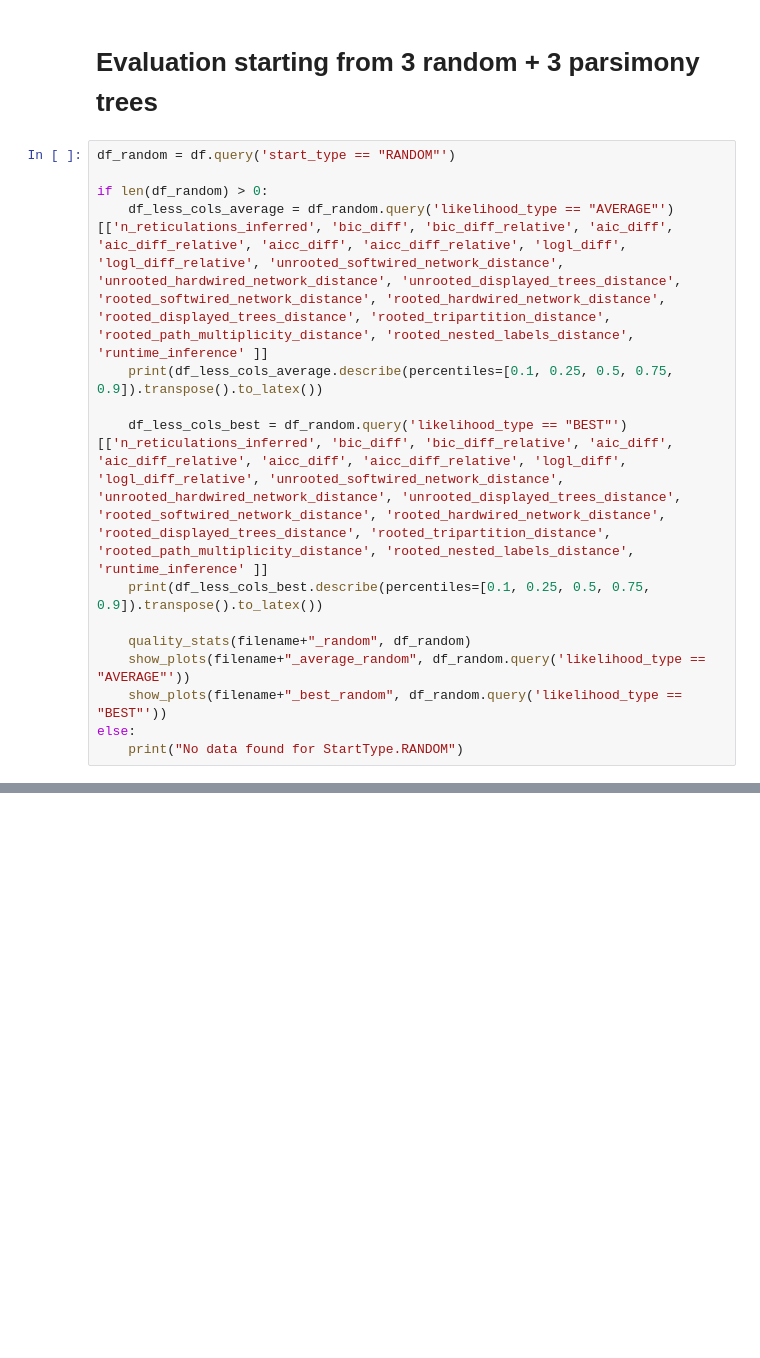
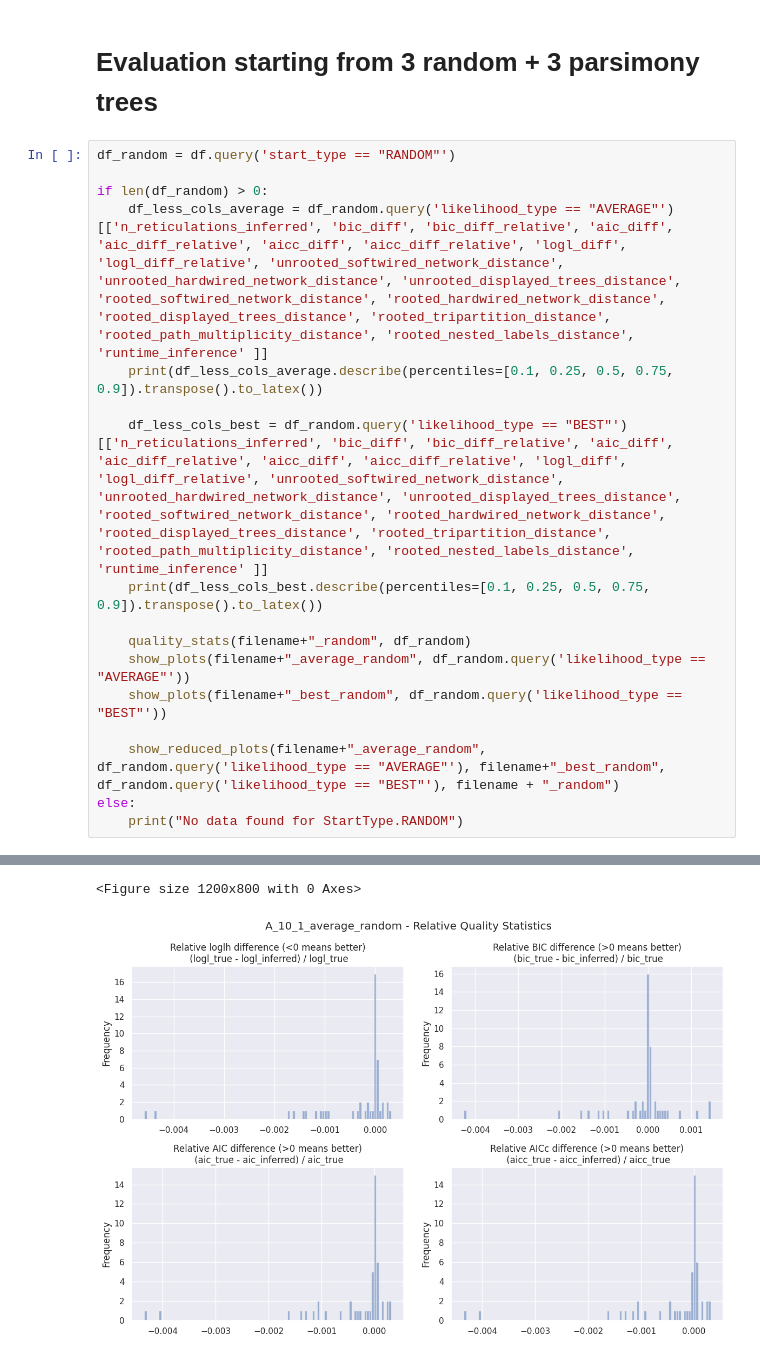
Before and after one commit to lutteropp/NetRAX, a Jupyter notebook: experiments/evaluation_for_paper/report_notebook_a.ipynb, the cells around one changed output, grey strips where cells are left out. Drawn from its saved outputs; the diff is of its cells as text; blank space fills up the shorter version.

```diff
--- a/experiments/evaluation_for_paper/report_notebook_a.ipynb
+++ b/experiments/evaluation_for_paper/report_notebook_a.ipynb
@@ -83,5 +117,8 @@ if len(df_random) > 0:
     quality_stats(filename+"_random", df_random)
     show_plots(filename+"_average_random", df_random.query('likelihood_type == "AVERAGE"'))
     show_plots(filename+"_best_random", df_random.query('likelihood_type == "BEST"'))
+
+    show_reduced_plots(filename+"_average_random", df_random.query('likelihood_type == "AVERAGE"'), filename+"_best_random", df_random.query('likelihood_type == "BEST"'), filename + "_random")
 else:
     print("No data found for StartType.RANDOM")
+# %% [output]
@@ -87,0 +142,2 @@ else:
+<Figure size 1200x800 with 0 Axes>
+[figure, added]
```
Also changed, not shown: parts of 6 cells of this notebook, 1 other file.
